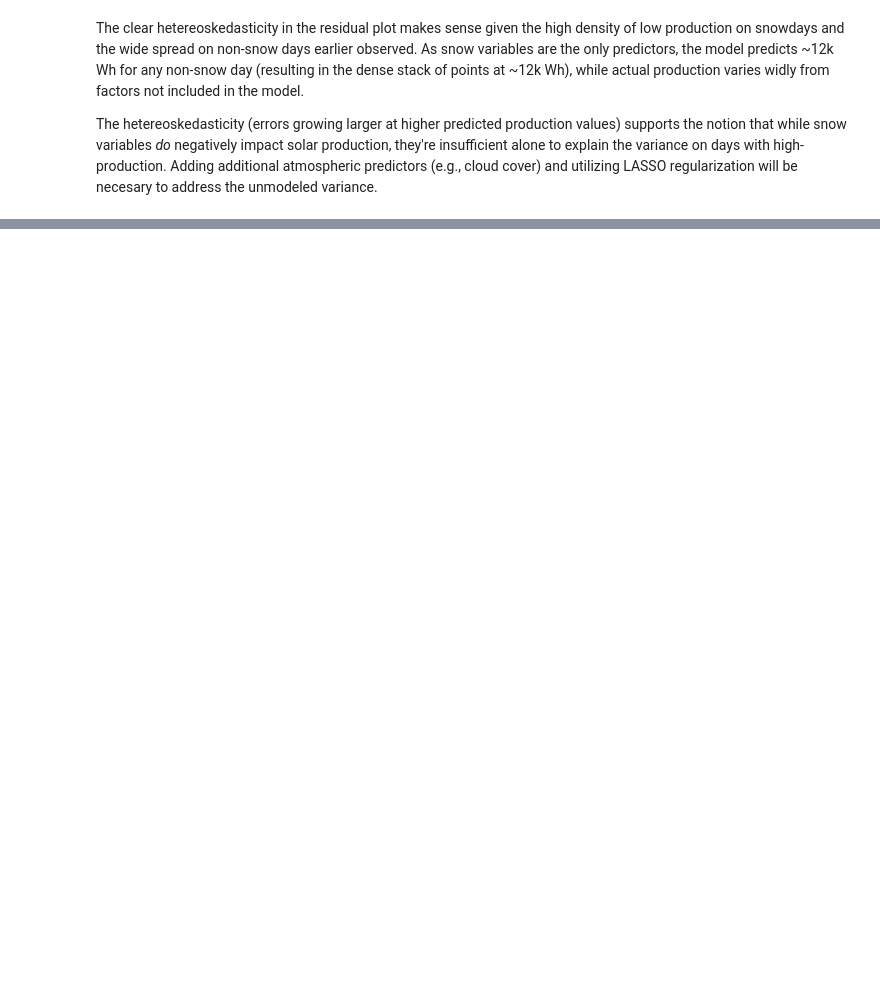
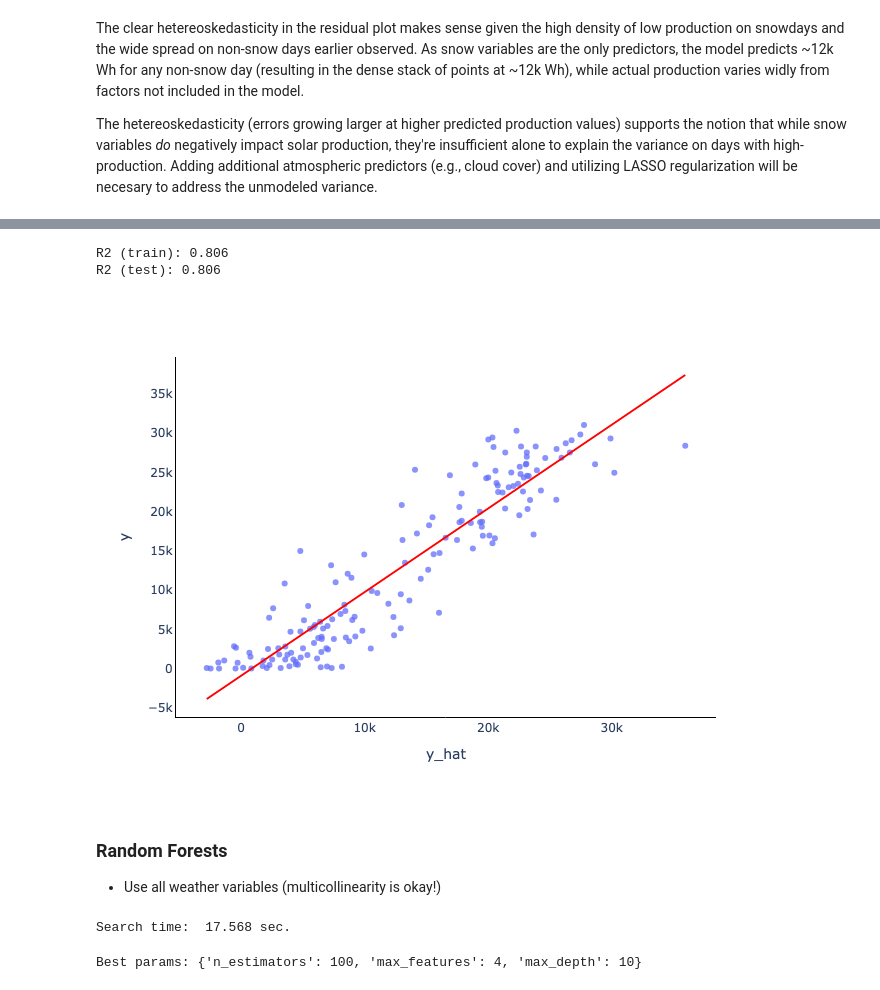
Before and after one commit to aemara04/DataScience_FinalProject, a Jupyter notebook: Q3(Snow)_Data_Science_Draft_Apr16.ipynb, the cells around one changed output, grey strips where cells are left out. Saved outputs shown, nothing was run; the diff lists cells and outputs as text; code cells hidden in the pictures; blank space fills up the shorter version.

Commit message:
Started Q4

```diff
--- a/Q3(Snow)_Data_Science_Draft_Apr16.ipynb
+++ b/Q3(Snow)_Data_Science_Draft_Apr16.ipynb
@@ -675,0 +863,2 @@ snow_solar_mlr_res.show()
+# %%
+remaining_features = ['temperatureMax', 'temperatureMin', 'rainTotal', 'rainPercent', 'barometerMax', 'barometerMin', 'cloudMax', 'cloudMin', 'humidityMin', 'Precip in.', '24-hr Snowfall in.', 'Snowpack Depth in.']
@@ -675,0 +868,9 @@ snow_solar_mlr_res.show()
+# %%
+strongest_mlr = (
+    LinearRegression()
+    # fit with train set
+    .fit(
+        X = X_train_strongest_scaled[remaining_features],
+        y = y_train_strongest
+    )
+)
@@ -675,0 +906,48 @@ snow_solar_mlr_res.show()
+# %%
+# evaluate - R2
+r2_train_strongest = round(strongest_mlr.score(X_train_strongest_scaled[remaining_features], y_train_strongest), 3)
+r2_test_strongest = round(strongest_mlr.score(X_test_strongest_scaled[remaining_features], y_test_strongest), 3)
+
+print(f"R2 (train): {r2_train_strongest}")
+print(f"R2 (test): {r2_train_strongest}")
+# %% [output]
+R2 (train): 0.806
+R2 (test): 0.806
+# %%
+# visualize via R2 plot:
+lasso_strongest_R2 = px.scatter(
+    pd.DataFrame({
+        'y': y_test_strongest,
+        'y_hat': strongest_mlr.predict(
+            X = X_test_strongest_scaled[remaining_features]
+        )
+    }),
+    x='y_hat',
+    y='y',
+    opacity=0.75,
+    trendline='ols',
+    trendline_color_override='red',
+    height=500,
+    title=''
+).update_xaxes(
+    showgrid=False,
+    showline=True,
+    linewidth=1,
+    linecolor='black'
+).update_yaxes(
+    showgrid=False,
+    showline=True,
+    linewidth=1,
+    linecolor='black'
+).update_layout(
+    title={'x': 0.5},
+    plot_bgcolor='rgba(0,0,0,0)'
+)
+
+lasso_strongest_R2.show()
+# %% [output]
+[figure, added]
+# %% [markdown]
+### Random Forests
+
+* Use all weather variables (multicollinearity is okay!)
@@ -675,0 +984,18 @@ snow_solar_mlr_res.show()
+# %%
+import time
+
+# time search
+start = time.time()
+
+# train {x} models
+strongest_rand_search.fit(X_train_strongest_scaled, y_train_strongest)
+
+end = time.time()
+print(f'Search time: {end-start: .3f} sec.')
+# %% [output]
+Search time:  17.568 sec.
+# %%
+# evaluate
+print(f'Best params: {strongest_rand_search.best_params_}')
+# %% [output]
+Best params: {'n_estimators': 100, 'max_features': 4, 'max_depth': 10}
```
Also changed, not shown: parts of 40 cells of this notebook.
